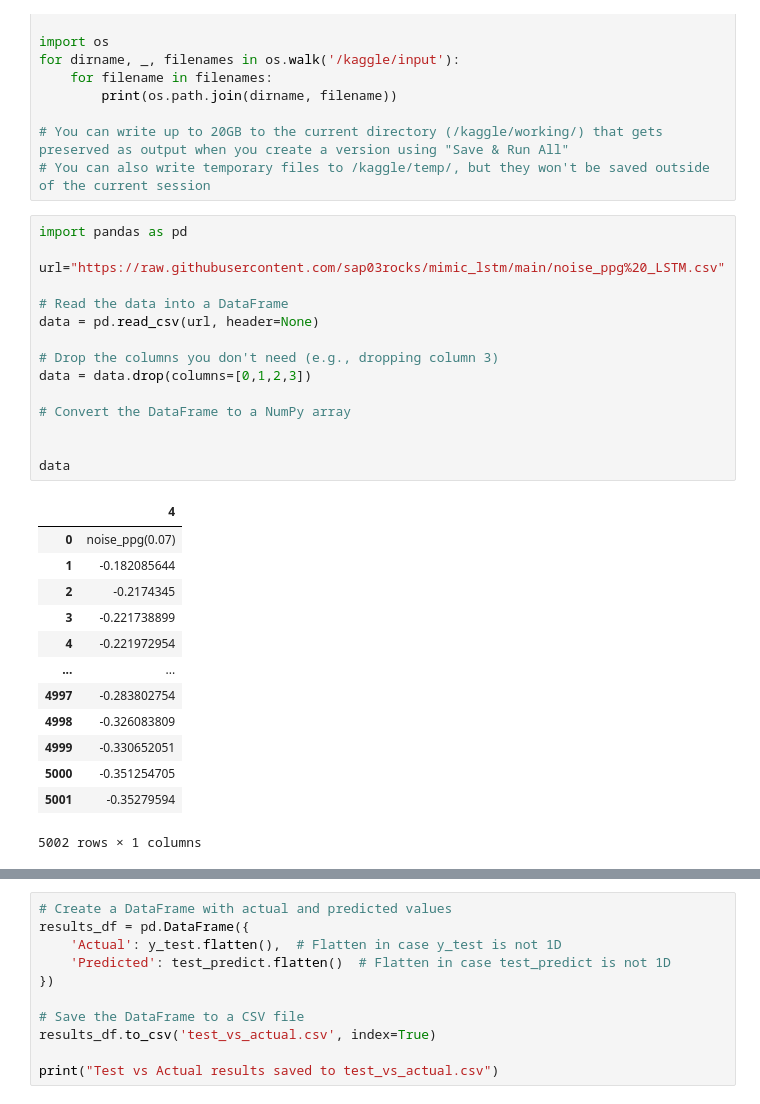
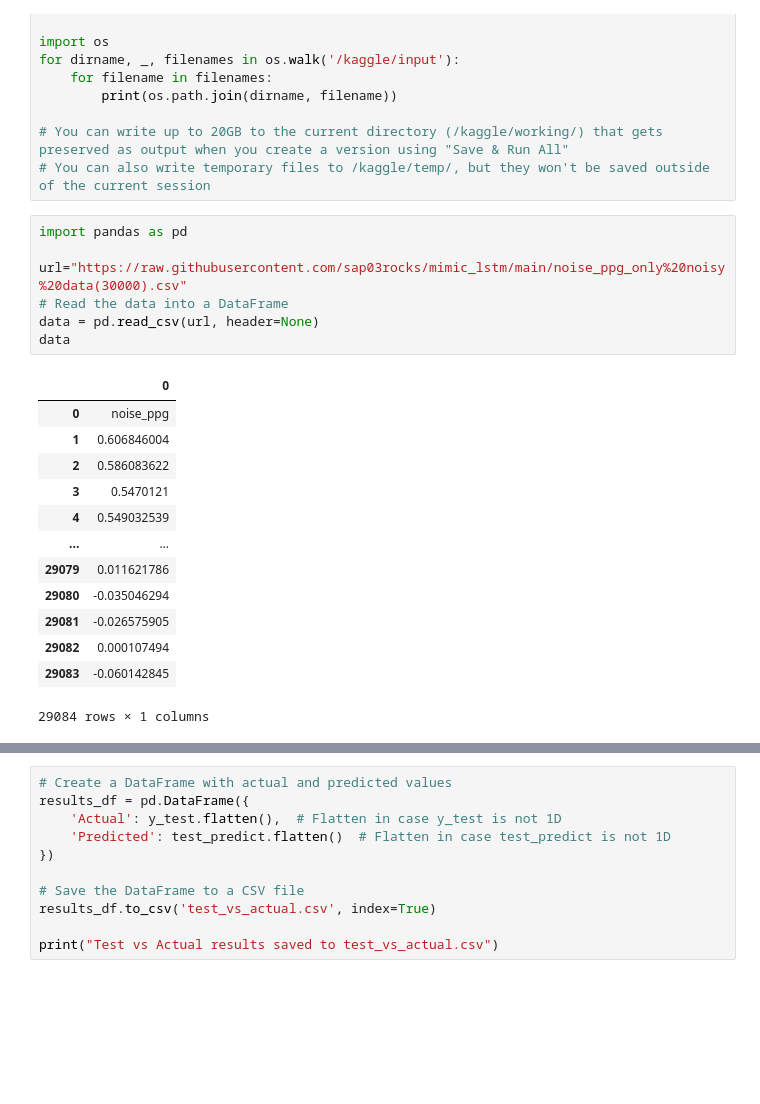
Before and after one commit to sap03rocks/mimic_lstm, a Jupyter notebook: FINAL.ipynb, the cells around one changed output, grey strips where cells are left out. Drawn from its saved outputs; the diff is of its cells as text; blank space fills up the shorter version.

```diff
--- a/FINAL.ipynb
+++ b/FINAL.ipynb
@@ -21,32 +21,24 @@ for dirname, _, filenames in os.walk('/kaggle/input'):
 # %%
 import pandas as pd
 
-url="https://raw.githubusercontent.com/sap03rocks/mimic_lstm/main/noise_ppg%20_LSTM.csv"
-
+url="https://raw.githubusercontent.com/sap03rocks/mimic_lstm/main/noise_ppg_only%20noisy%20data(30000).csv"
 # Read the data into a DataFrame
 data = pd.read_csv(url, header=None)
-
-# Drop the columns you don't need (e.g., dropping column 3)
-data = data.drop(columns=[0,1,2,3])
-
-# Convert the DataFrame to a NumPy array
-
-
 data
 # %% [output]
-|  | 4 |
-| 0 | noise_ppg(0.07) |
-| 1 | -0.182085644 |
-| 2 | -0.2174345 |
-| 3 | -0.221738899 |
-| 4 | -0.221972954 |
+|  | 0 |
+| 0 | noise_ppg |
+| 1 | 0.606846004 |
+| 2 | 0.586083622 |
+| 3 | 0.5470121 |
+| 4 | 0.549032539 |
 | ... | ... |
-| 4997 | -0.283802754 |
-| 4998 | -0.326083809 |
-| 4999 | -0.330652051 |
-| 5000 | -0.351254705 |
-| 5001 | -0.35279594 |
+| 29079 | 0.011621786 |
+| 29080 | -0.035046294 |
+| 29081 | -0.026575905 |
+| 29082 | 0.000107494 |
+| 29083 | -0.060142845 |
-5002 rows × 1 columns
+29084 rows × 1 columns
 # %%
 import numpy as np
 import pandas as pd
```
Also changed, not shown: parts of 9 cells of this notebook.
